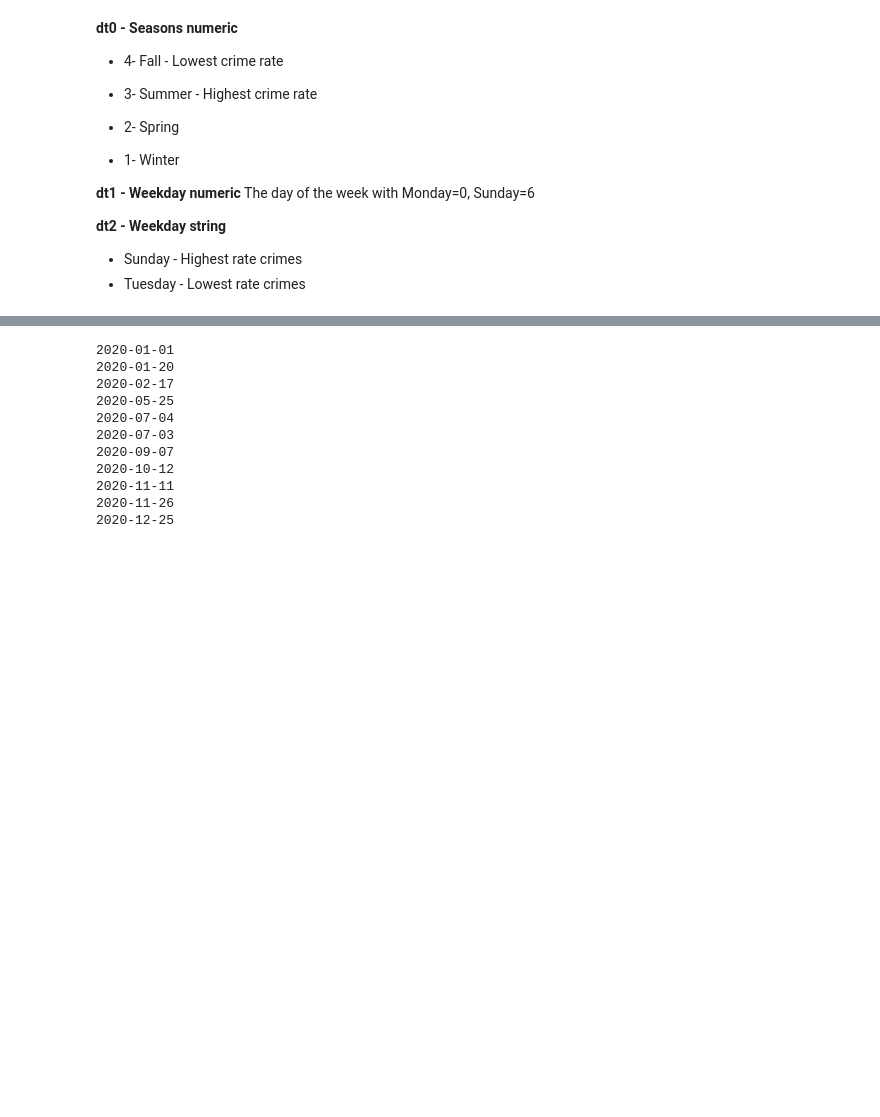
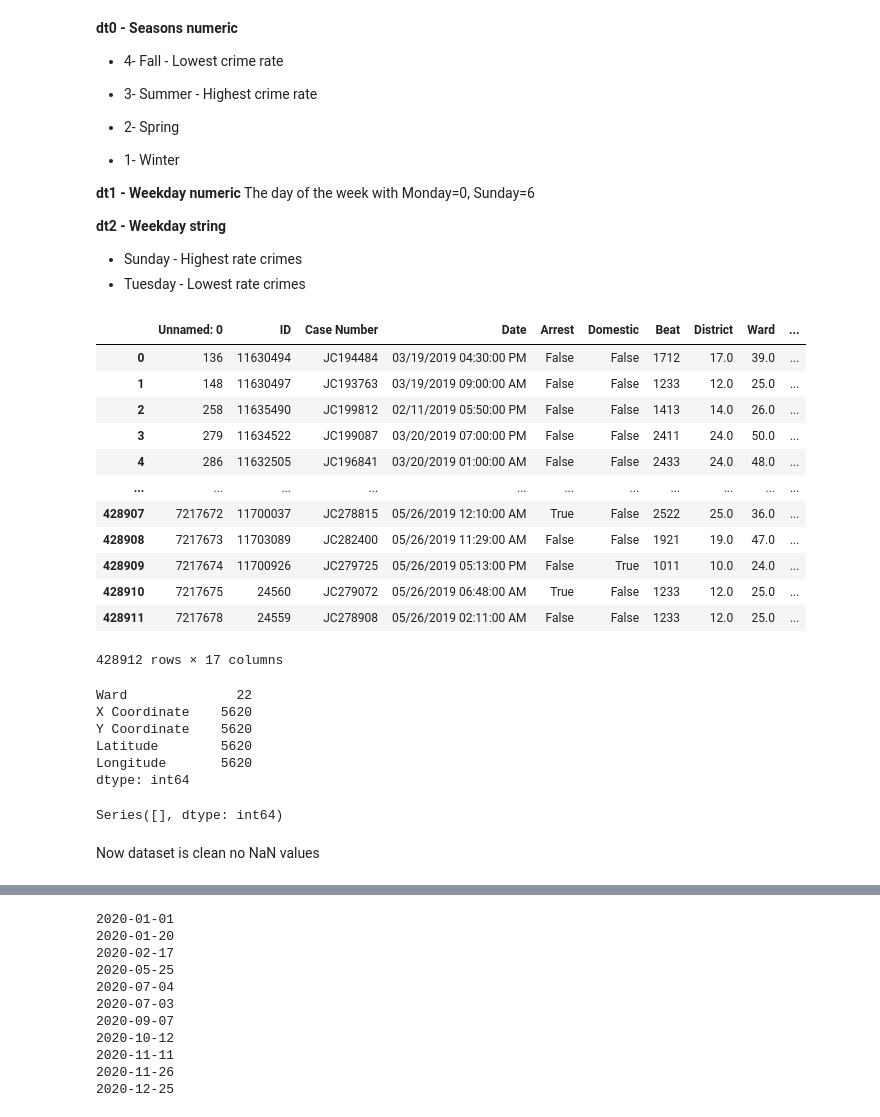
Before and after one commit to ShaharBirzon/ChicagoCrime-MSI, a Jupyter notebook: Chicago_ML_Skeleton.ipynb, the cells around one changed output, grey strips where cells are left out. Drawn from its saved outputs; the diff is of its cells as text; code cells hidden in the pictures; blank space fills up the shorter version.

```diff
--- a/Chicago_ML_Skeleton.ipynb
+++ b/Chicago_ML_Skeleton.ipynb
@@ -26,14 +43,4 @@ DataFrame = pd.read_csv("Crimes_-_2019_to_Present.csv")
 # %%
-Sunrise = pd.read_csv('sunrise-chicago.csv')
-
-# Add converted columns
-Sunrise['dtsunset']=Sunrise.apply(lambda x: datetime.datetime.combine(pd.to_datetime(x['date']), pd.to_datetime(x['sunset']).time()), axis=1)
-Sunrise['dtsunrise']=Sunrise.apply(lambda x: datetime.datetime.combine(pd.to_datetime(x['date']), pd.to_datetime(x['sunrise']).time()), axis=1)
-
-# a constant defining the time between sunset and darkness
-delta_sunset = datetime.timedelta(0,3600)
-#TODO: check exact delta, set another constant for sunrise time
-
 # Accepts datetime in string, returns boolean if it's in night time
 def is_dark(datecol) :
   d = pd.to_datetime(datecol)
@@ -43,7 +50,7 @@ def is_dark(datecol) :
 # Add IsDark colunm to DataFrame
 # for tests, uncomment the next line and comment the line after it
 #DataFrame = DataFrame.head()
-DataFrame['IsDark']=DataFrame.apply(lambda x: is_dark(x['Date']) ,axis=1)
+#DataFrame['IsDark']=DataFrame.apply(lambda x: is_dark(x['Date']) ,axis=1)
 # %% [markdown]
 Based on link below, we shall use FBI code instead of IUCR .
 http://gis.chicagopolice.org/clearmap_crime_sums/crime_types.html#N04A
@@ -85,3 +108,41 @@ Index(['ID', 'Case Number', 'Date', 'Block', 'IUCR', 'Primary Type',
 
 *  Sunday - Highest rate crimes
 *  Tuesday - Lowest rate crimes
+# %%
+dtTemp = DataFrame.copy()
+# %%
+dtTemp=dtTemp.drop(['Block' , 'IUCR' , 'Primary Type' , 'Description' , 'Location Description' , 'Location'], axis=1 )
+dtTemp
+# %% [output]
+|  | Unnamed: 0 | ID | Case Number | Date | Arrest | Domestic | Beat | District | Ward | ... |
+| 0 | 136 | 11630494 | JC194484 | 03/19/2019 04:30:00 PM | False | False | 1712 | 17.0 | 39.0 | ... |
+| 1 | 148 | 11630497 | JC193763 | 03/19/2019 09:00:00 AM | False | False | 1233 | 12.0 | 25.0 | ... |
+| 2 | 258 | 11635490 | JC199812 | 02/11/2019 05:50:00 PM | False | False | 1413 | 14.0 | 26.0 | ... |
+| 3 | 279 | 11634522 | JC199087 | 03/20/2019 07:00:00 PM | False | False | 2411 | 24.0 | 50.0 | ... |
+| 4 | 286 | 11632505 | JC196841 | 03/20/2019 01:00:00 AM | False | False | 2433 | 24.0 | 48.0 | ... |
+| ... | ... | ... | ... | ... | ... | ... | ... | ... | ... | ... |
+| 428907 | 7217672 | 11700037 | JC278815 | 05/26/2019 12:10:00 AM | True | False | 2522 | 25.0 | 36.0 | ... |
+| 428908 | 7217673 | 11703089 | JC282400 | 05/26/2019 11:29:00 AM | False | False | 1921 | 19.0 | 47.0 | ... |
+| 428909 | 7217674 | 11700926 | JC279725 | 05/26/2019 05:13:00 PM | False | True | 1011 | 10.0 | 24.0 | ... |
+| 428910 | 7217675 | 24560 | JC279072 | 05/26/2019 06:48:00 AM | True | False | 1233 | 12.0 | 25.0 | ... |
+| 428911 | 7217678 | 24559 | JC278908 | 05/26/2019 02:11:00 AM | False | False | 1233 | 12.0 | 25.0 | ... |
+428912 rows × 17 columns
+# %%
+null_counts = dtTemp.isnull().sum()
+null_counts[null_counts>0]
+# %% [output]
+Ward              22
+X Coordinate    5620
+Y Coordinate    5620
+Latitude        5620
+Longitude       5620
+dtype: int64
+# %%
+dtTemp.dropna(subset = ["Ward"], inplace=True)
+dtTemp.dropna(subset = ["X Coordinate"], inplace=True)
+null_counts = dtTemp.isnull().sum()
+null_counts[null_counts>0]
+# %% [output]
+Series([], dtype: int64)
+# %% [markdown]
+Now dataset is clean no NaN values
```
Also changed, not shown: parts of 42 cells of this notebook.
